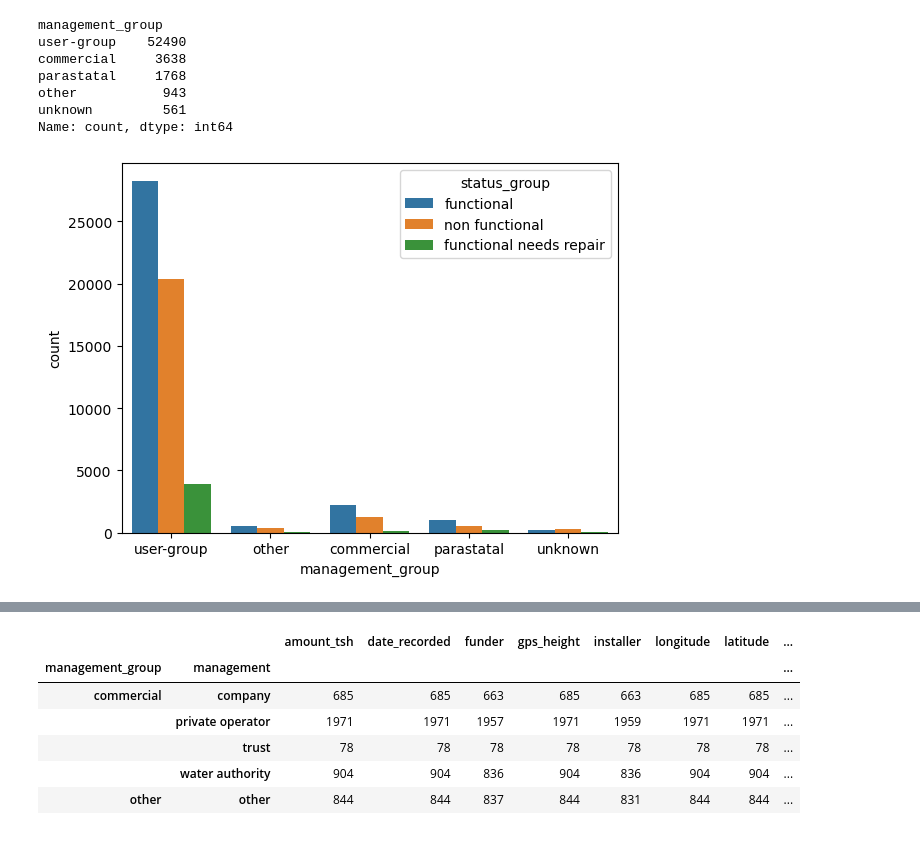
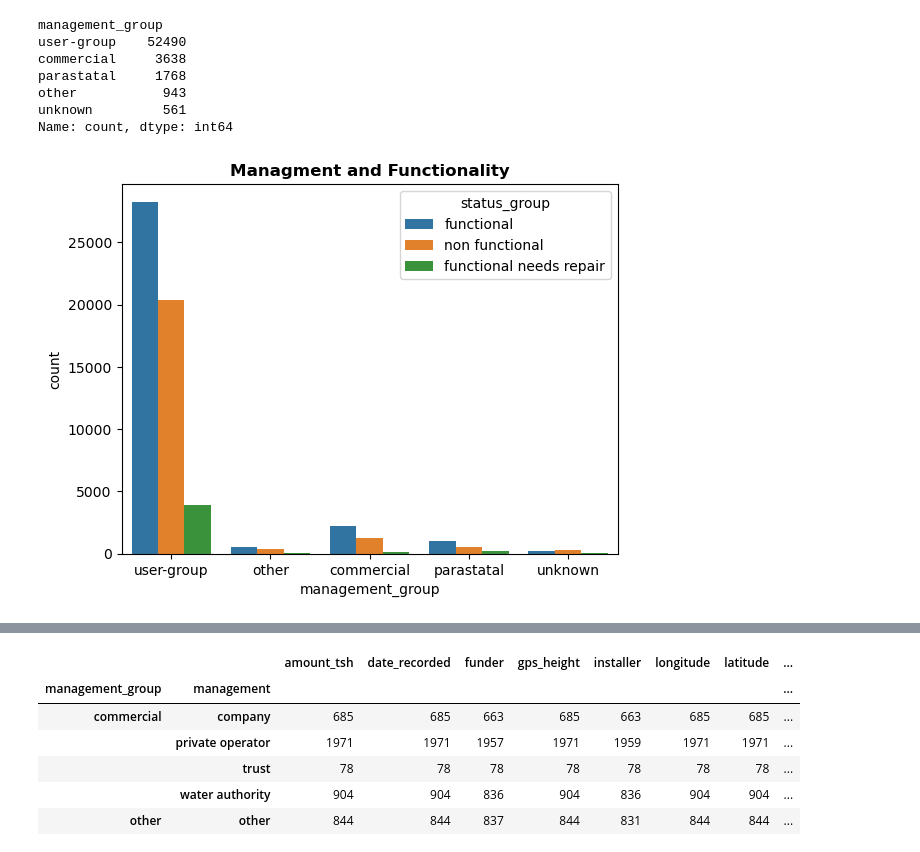
Before and after one commit to Danayt09/Tanzanian_Water_Wells, a Jupyter notebook: EDA.ipynb, the cells around one changed output, grey strips where cells are left out. Saved outputs shown, nothing was run; the diff lists cells and outputs as text; code cells hidden in the pictures.

```diff
--- a/EDA.ipynb
+++ b/EDA.ipynb
@@ -285,7 +311,8 @@ unknown         561
 Name: count, dtype: int64
 # %%
 ax = sns.countplot(x='management_group', hue="status_group", data=final_data)
+plt.title('Managment and Functionality',fontsize=12, fontweight='bold');
 # %% [output]
-[figure, old version]
+[figure, new version]
 # %%
 ax = sns.countplot(x='management', hue="status_group", data=final_data)
```
Also changed, not shown: parts of 6 cells of this notebook, 3 other files.
